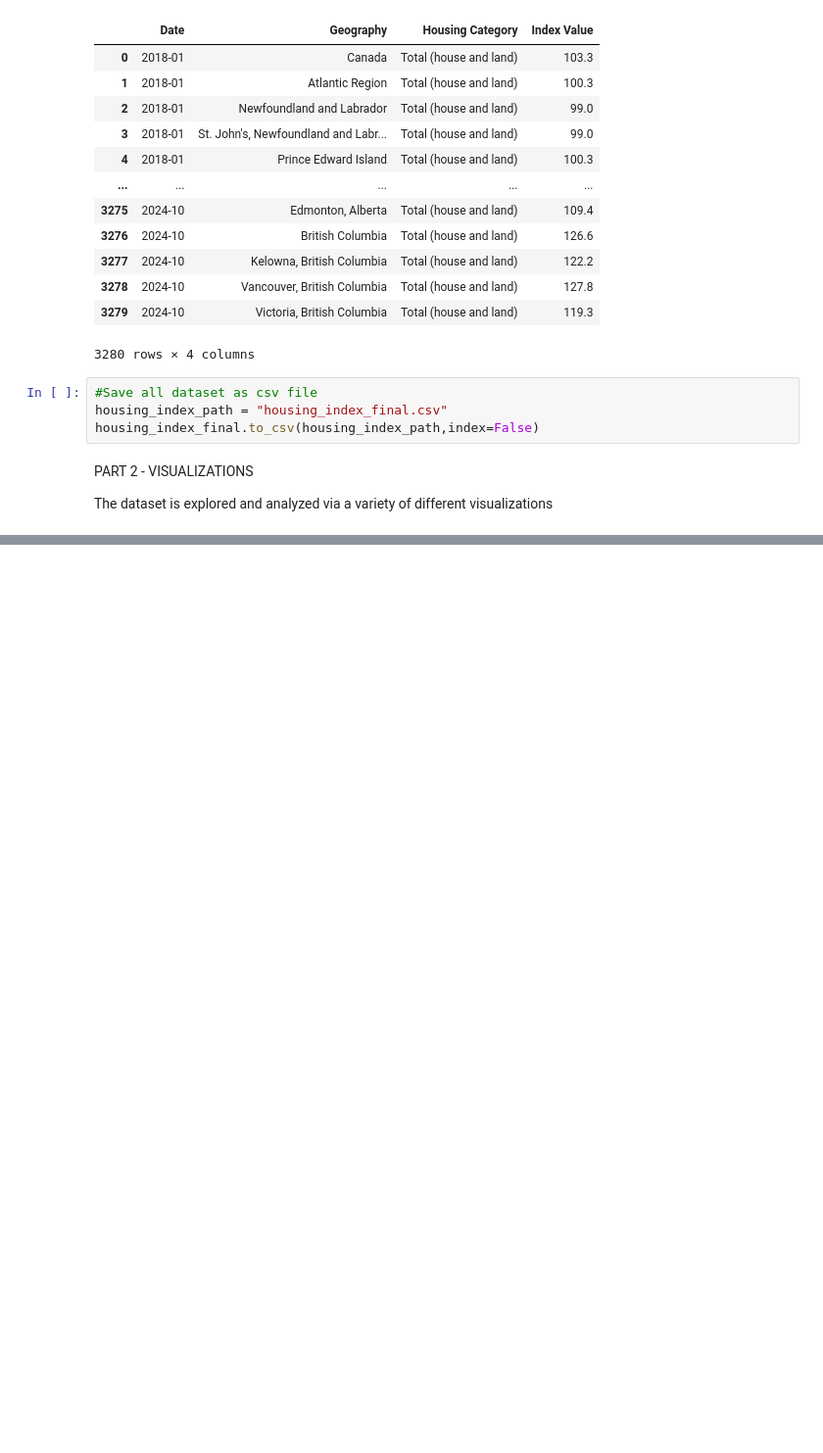
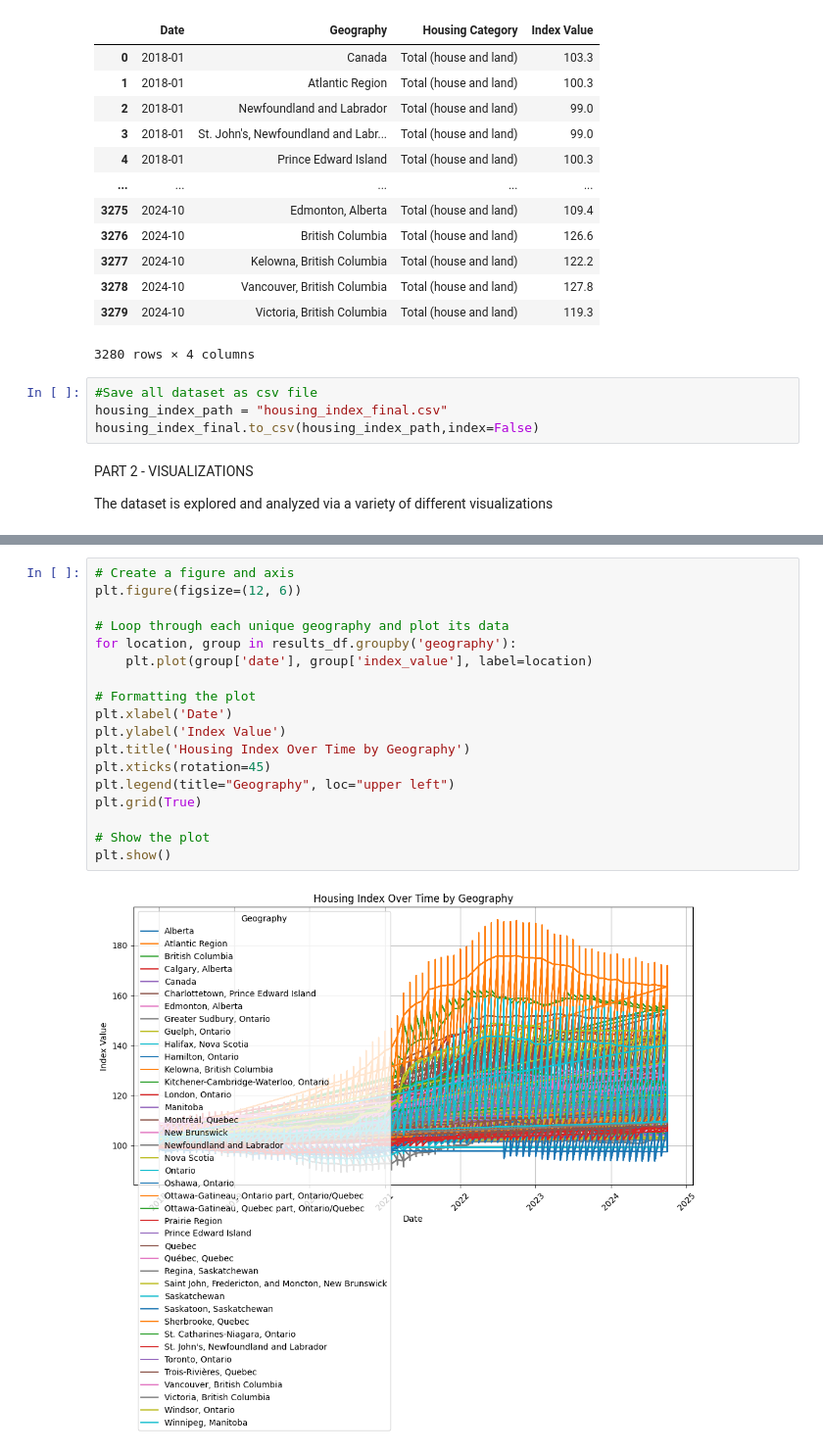
Before and after one commit to MuskanNarwal/HousingPredictionsProject4, a Jupyter notebook: code/housing_index.ipynb, the cells around one changed output, grey strips where cells are left out. Shown at 98% size. Saved outputs shown, nothing was run; the diff lists cells and outputs as text; blank space fills up the shorter version.

```diff
--- a/code/housing_index.ipynb
+++ b/code/housing_index.ipynb
@@ -132,0 +160,20 @@ print(tables)
+# %%
+# Create a figure and axis
+plt.figure(figsize=(12, 6))
+
+# Loop through each unique geography and plot its data
+for location, group in results_df.groupby('geography'):
+    plt.plot(group['date'], group['index_value'], label=location)
+
+# Formatting the plot
+plt.xlabel('Date')
+plt.ylabel('Index Value')
+plt.title('Housing Index Over Time by Geography')
+plt.xticks(rotation=45)
+plt.legend(title="Geography", loc="upper left")
+plt.grid(True)
+
+# Show the plot
+plt.show()
+# %% [output]
+[figure, added]
```
Also changed, not shown: parts of 6 cells of this notebook.
